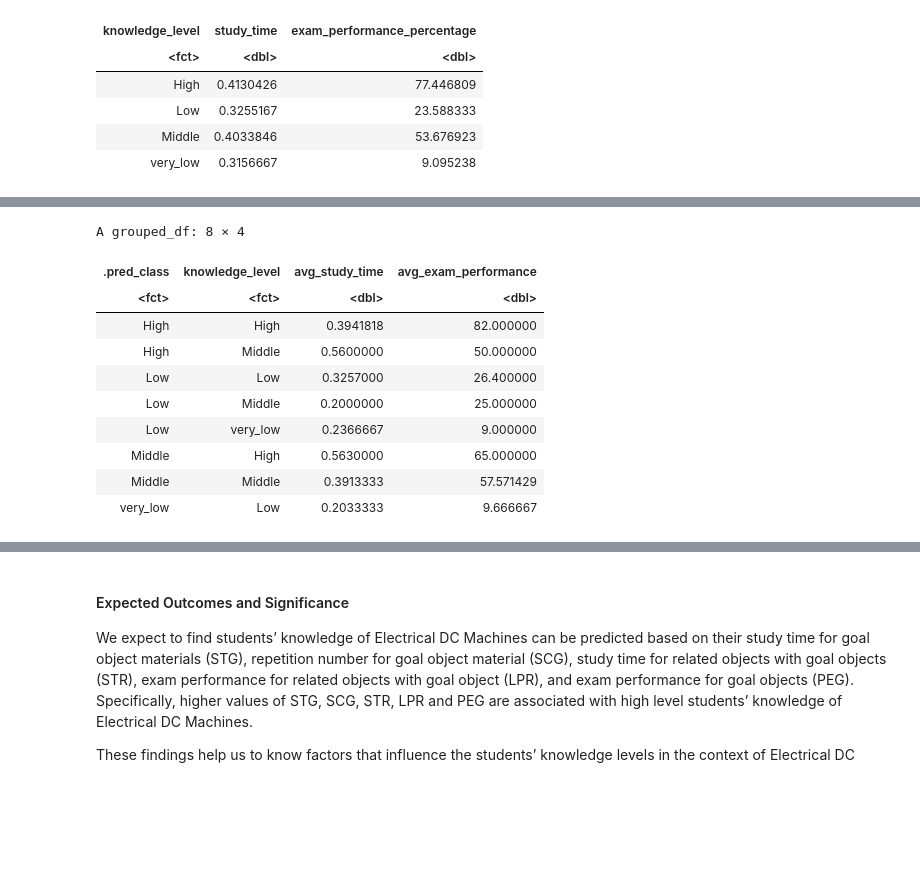
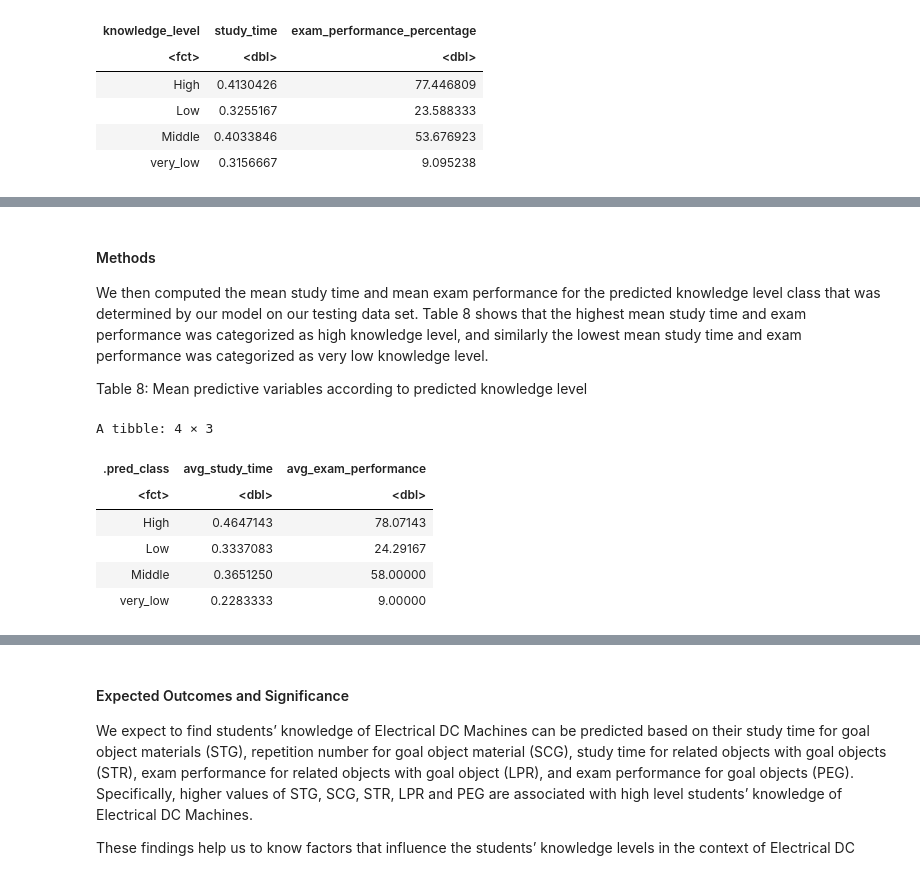
Before and after one commit to maywilsdon/dsci-100-2023s1-group-20, a Jupyter notebook: proposal.ipynb, the cells around one changed output, grey strips where cells are left out. Saved outputs shown, nothing was run; the diff lists cells and outputs as text; code cells hidden in the pictures; blank space fills up the shorter version.

```diff
--- a/proposal.ipynb
+++ b/proposal.ipynb
@@ -230,8 +256,7 @@ accuracy_versus_k
 # %%
-# Performing our classification analysis on our testing data and obtaining the metrics of our analysis
 set.seed(7)
 
-student_spec <- nearest_neighbor(weight_func = "rectangular", neighbors = 6) |>
+student_spec <- nearest_neighbor(weight_func = "rectangular", neighbors = 4) |>
     set_engine("kknn") |>
     set_mode("classification")
 
@@ -243,8 +268,3 @@ student_fit <- workflow() |>
 student_predictions <- predict(student_fit, student_test) |>
     bind_cols(student_test) |>
     select(-related_subject_time, -related_exam_performance, -exam_performance)
-
-student_predictions_average <- student_predictions |>
-    group_by(.pred_class, knowledge_level) |>
-    summarize(avg_study_time = mean(study_time),
-             avg_exam_performance = mean(exam_performance_percentage))
@@ -256,14 +299,20 @@ Table 6
+# %% [markdown]
+#### Methods
+
+We then computed the mean study time and mean exam performance for the predicted knowledge level class that was determined by our model on our testing data set. Table 8 shows that the highest mean study time and exam performance was categorized as high knowledge level, and similarly the lowest mean study time and exam performance was categorized as very low knowledge level.
+
+Table 8: Mean predictive variables according to predicted knowledge level
 # %%
+student_predictions_average <- student_predictions |>
+    group_by(.pred_class) |>
+    summarize(avg_study_time = mean(study_time),
+             avg_exam_performance = mean(exam_performance_percentage))
 student_predictions_average
 # %% [output]
-A grouped_df: 8 × 4
+A tibble: 4 × 3
-| .pred_class | knowledge_level | avg_study_time | avg_exam_performance |
-| <fct> | <fct> | <dbl> | <dbl> |
-| High | High | 0.3941818 | 82.000000 |
-| High | Middle | 0.5600000 | 50.000000 |
-| Low | Low | 0.3257000 | 26.400000 |
-| Low | Middle | 0.2000000 | 25.000000 |
-| Low | very_low | 0.2366667 | 9.000000 |
-| Middle | High | 0.5630000 | 65.000000 |
-| Middle | Middle | 0.3913333 | 57.571429 |
-| very_low | Low | 0.2033333 | 9.666667 |
+| .pred_class | avg_study_time | avg_exam_performance |
+| <fct> | <dbl> | <dbl> |
+| High | 0.4647143 | 78.07143 |
+| Low | 0.3337083 | 24.29167 |
+| Middle | 0.3651250 | 58.00000 |
+| very_low | 0.2283333 | 9.00000 |
```
Also changed, not shown: parts of 35 cells of this notebook.
